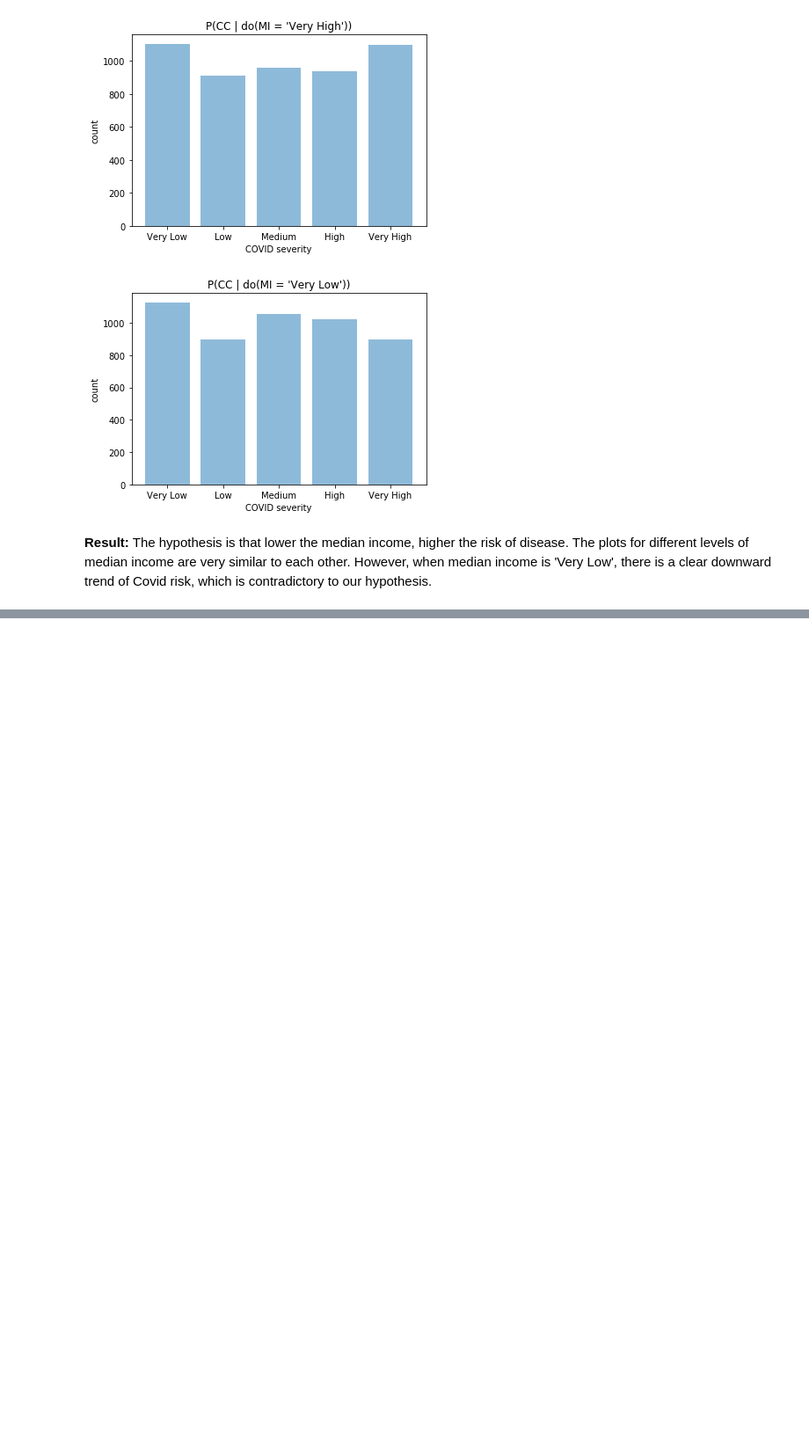
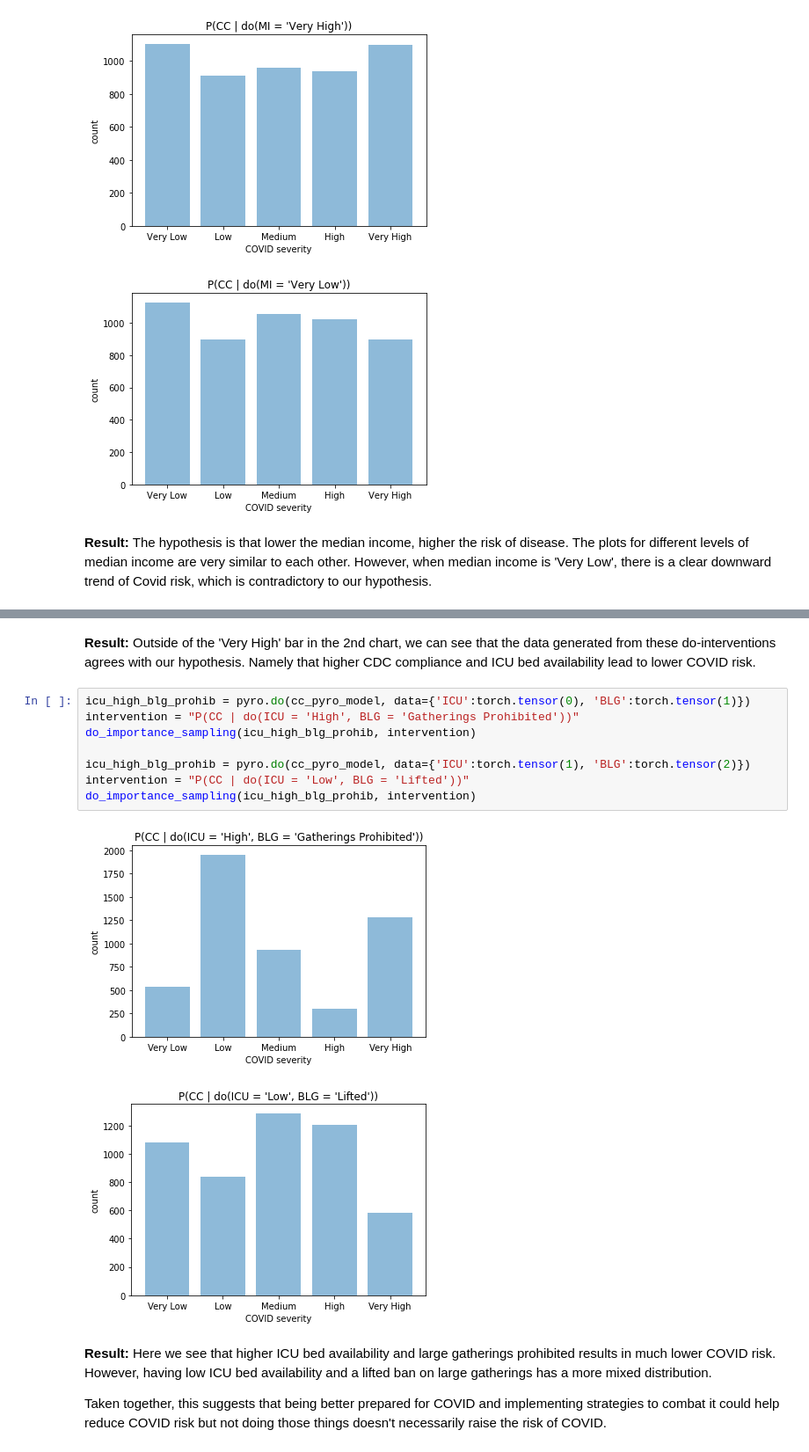
Before and after one commit to chloelarkin/county-covid-cases, a Jupyter notebook: causal_modeling/Covid19_Causal_Model.ipynb, the cells around one changed output, grey strips where cells are left out. Shown at 88% size. Cells and saved outputs as stored; diff of their text form; blank space fills up the shorter version.

```diff
--- a/causal_modeling/Covid19_Causal_Model.ipynb
+++ b/causal_modeling/Covid19_Causal_Model.ipynb
@@ -836,0 +852,17 @@ brute_force_intervention(cc_pyro_model, 'MI', mi_labels)
+# %% [markdown]
+**Result:** Outside of the 'Very High' bar in the 2nd chart, we can see that the data generated from these do-interventions agrees with our hypothesis. Namely that higher CDC compliance and ICU bed availability lead to lower COVID risk.
+# %%
+icu_high_blg_prohib = pyro.do(cc_pyro_model, data={'ICU':torch.tensor(0), 'BLG':torch.tensor(1)})
+intervention = "P(CC | do(ICU = 'High', BLG = 'Gatherings Prohibited'))"
+do_importance_sampling(icu_high_blg_prohib, intervention)
+
+icu_high_blg_prohib = pyro.do(cc_pyro_model, data={'ICU':torch.tensor(1), 'BLG':torch.tensor(2)})
+intervention = "P(CC | do(ICU = 'Low', BLG = 'Lifted'))"
+do_importance_sampling(icu_high_blg_prohib, intervention)
+# %% [output]
+[figure, added]
+[figure, added]
+# %% [markdown]
+**Result:** Here we see that higher ICU bed availability and large gatherings prohibited results in much lower COVID risk. However, having low ICU bed availability and a lifted ban on large gatherings has a more mixed distribution.
+
+Taken together, this suggests that being better prepared for COVID and implementing strategies to combat it could help reduce COVID risk but not doing those things doesn't necessarily raise the risk of COVID.
```
Also changed, not shown: parts of 4 cells of this notebook.
